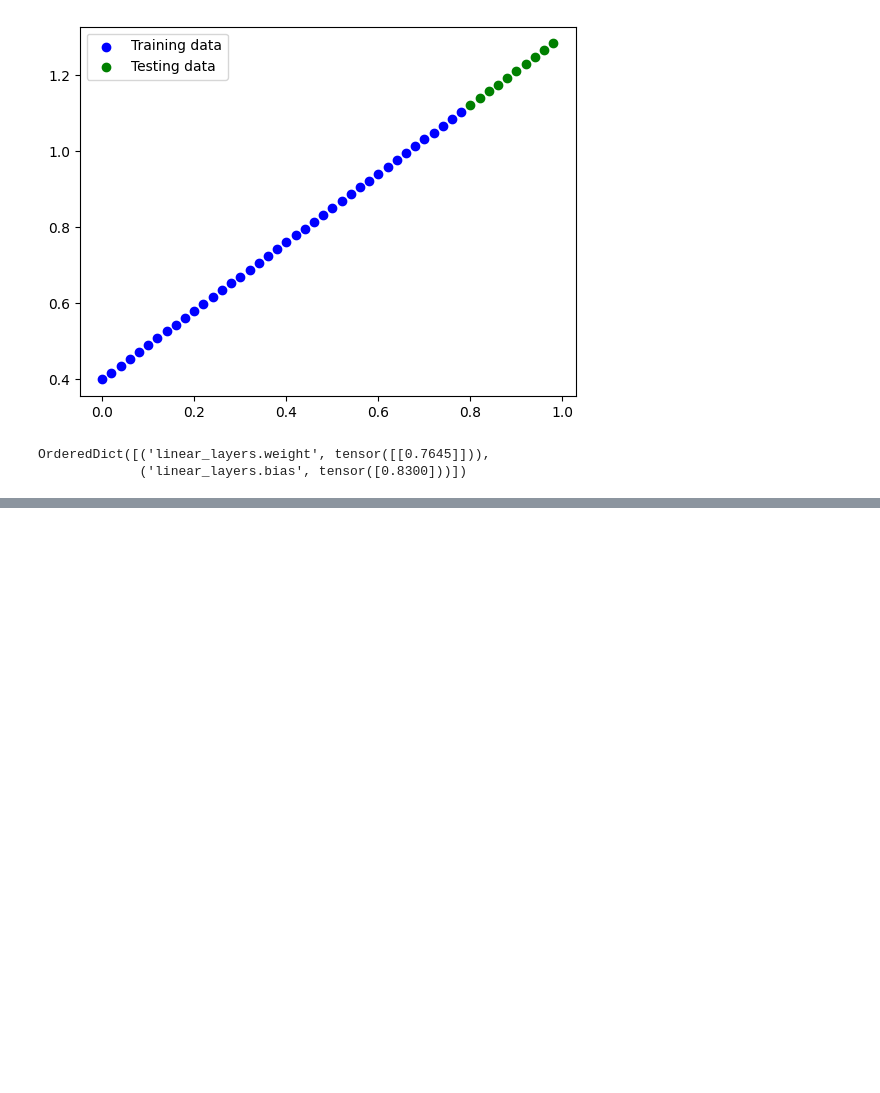
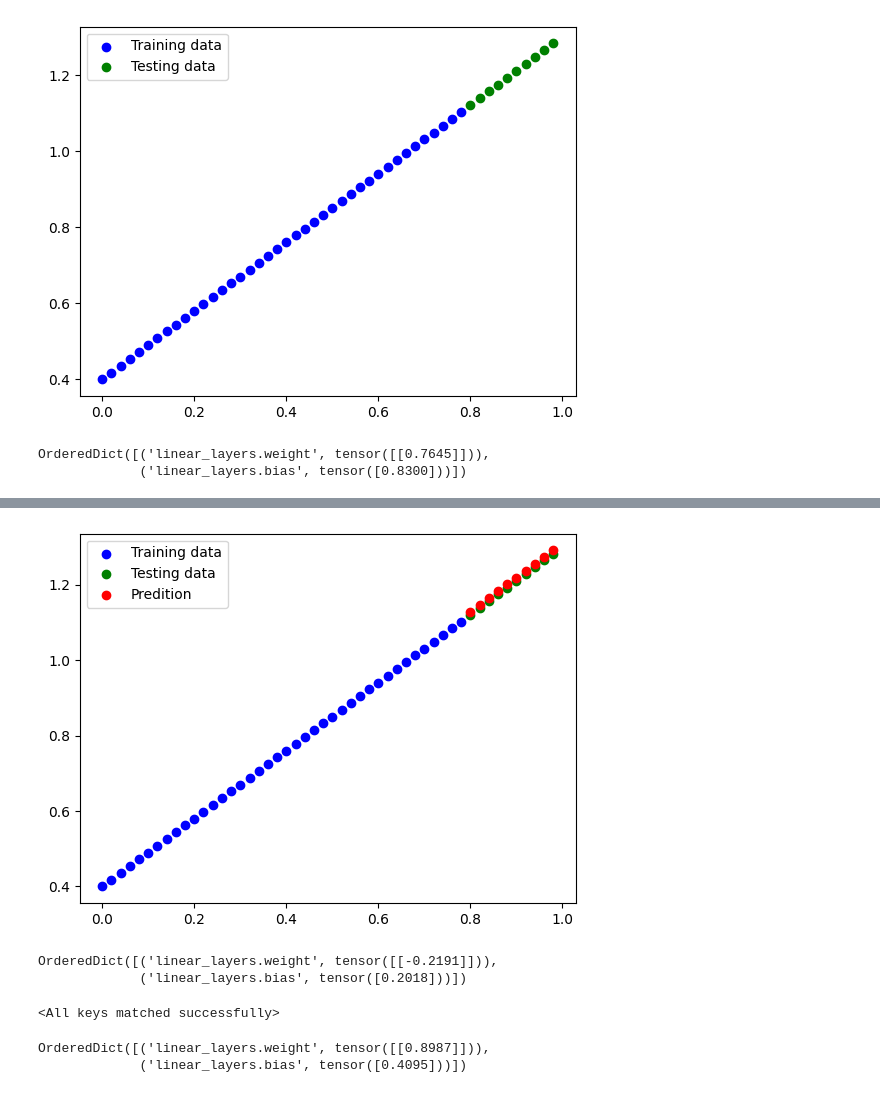
Before and after one commit to Linux-Server/ZTM, a Jupyter notebook: pytorch/01_workflow/2.ipynb, the cells around one changed output, grey strips where cells are left out. Saved outputs shown, nothing was run; the diff lists cells and outputs as text; code cells hidden in the pictures; blank space fills up the shorter version.

```diff
--- a/pytorch/01_workflow/2.ipynb
+++ b/pytorch/01_workflow/2.ipynb
@@ -91,3 +91,8 @@ model_1.state_dict()
 # %% [output]
 OrderedDict([('linear_layers.weight', tensor([[0.7645]])),
              ('linear_layers.bias', tensor([0.8300]))])
+# %%
+# Loss function
+loss_fn = nn.L1Loss() # MAE
+# optimizer
+optimizer = torch.optim.SGD(model_1.parameters(), lr=0.01)
@@ -93,0 +171,9 @@ OrderedDict([('linear_layers.weight', tensor([[0.7645]])),
+# %%
+model_1.eval()
+
+with torch.inference_mode():
+    predus = model_1(X_test)
+# %%
+plot_predition(predition=predus)
+# %% [output]
+[figure, added]
@@ -93,0 +186,16 @@ OrderedDict([('linear_layers.weight', tensor([[0.7645]])),
+# %%
+loaded_model = LinearLayers()
+
+loaded_model.state_dict()
+# %% [output]
+OrderedDict([('linear_layers.weight', tensor([[-0.2191]])),
+             ('linear_layers.bias', tensor([0.2018]))])
+# %%
+loaded_model.load_state_dict(loaded_model_weights)
+# %% [output]
+<All keys matched successfully>
+# %%
+loaded_model.state_dict()
+# %% [output]
+OrderedDict([('linear_layers.weight', tensor([[0.8987]])),
+             ('linear_layers.bias', tensor([0.4095]))])
```
Also changed, not shown: parts of 5 cells of this notebook, 2 other files.
